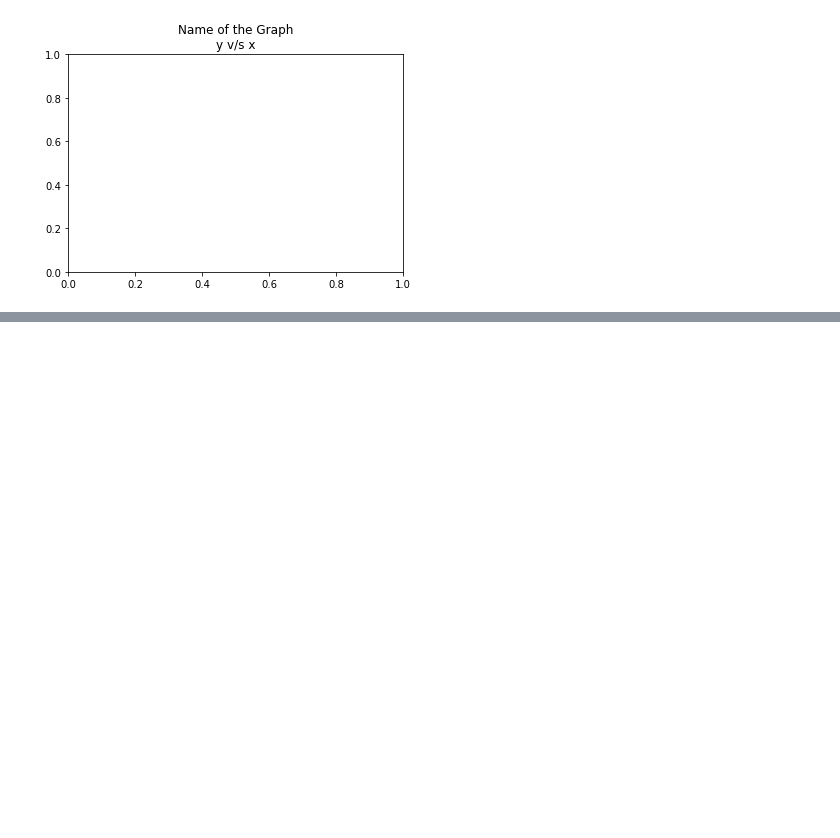
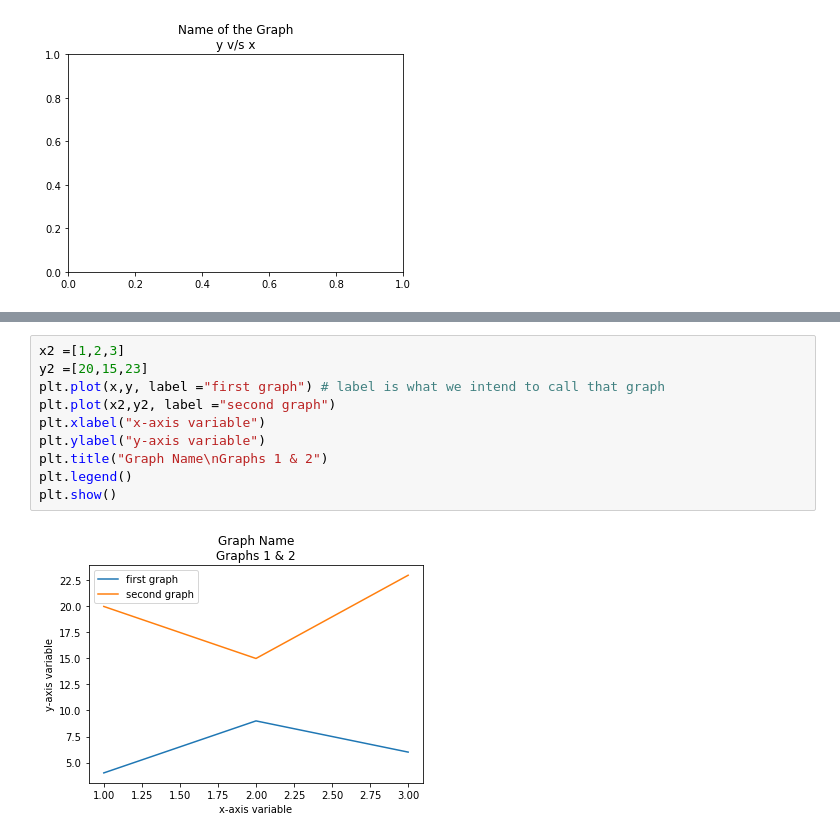
Before and after one commit to Sreekanthrshekar/personal_projects, a Jupyter notebook: Matplotlib.ipynb, the cells around one changed output, grey strips where cells are left out. Saved outputs shown, nothing was run; the diff lists cells and outputs as text; blank space fills up the shorter version.

Commit message:
Added code to add legend.

```diff
--- a/Matplotlib.ipynb
+++ b/Matplotlib.ipynb
@@ -33,0 +39,12 @@ plt.show()
+# %%
+x2 =[1,2,3]
+y2 =[20,15,23]
+plt.plot(x,y, label ="first graph") # label is what we intend to call that graph
+plt.plot(x2,y2, label ="second graph")
+plt.xlabel("x-axis variable")
+plt.ylabel("y-axis variable")
+plt.title("Graph Name\nGraphs 1 & 2")
+plt.legend()
+plt.show()
+# %% [output]
+[figure, added]
```
Also changed, not shown: parts of 1 cell of this notebook.
